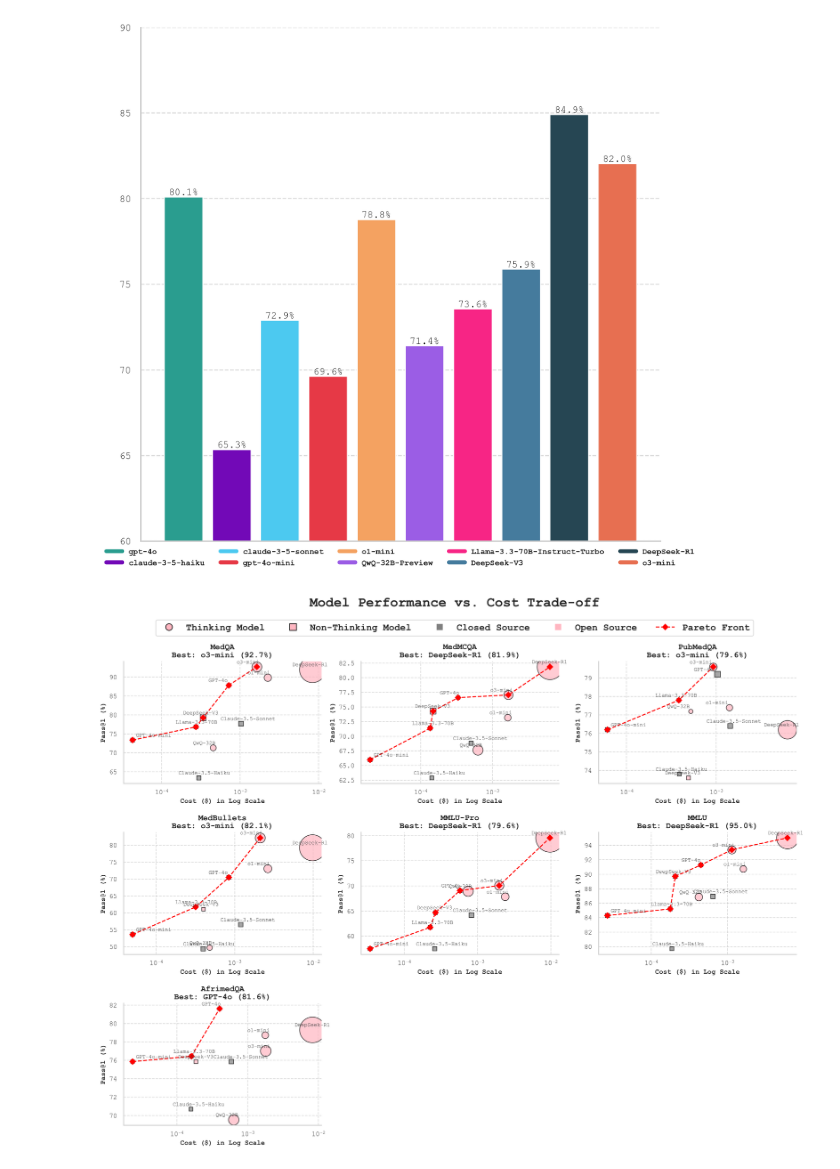
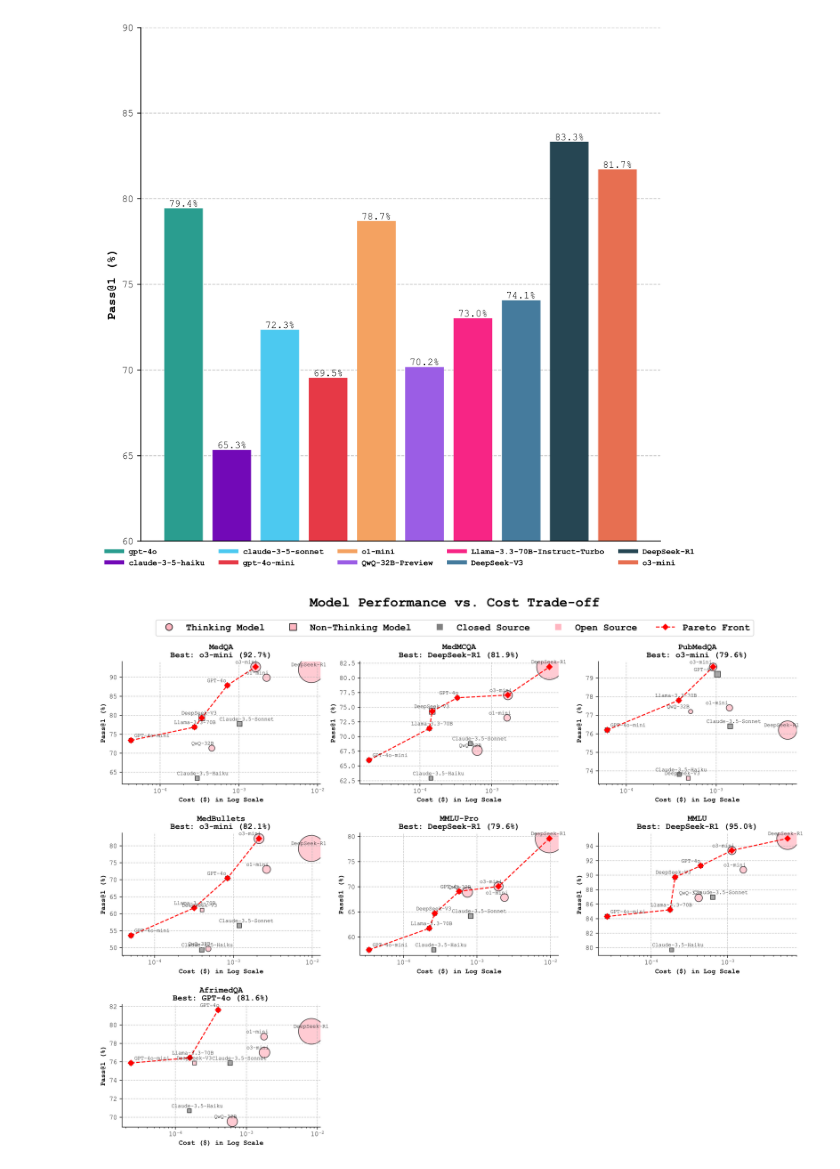
Before and after one commit to xk-huang/medagents-benchmark, a Jupyter notebook: plots/figure1_pareto.ipynb, the cells around one changed output. Cells and saved outputs as stored; diff of their text form; code cells hidden in the pictures.

```diff
--- a/plots/figure1_pareto.ipynb
+++ b/plots/figure1_pareto.ipynb
@@ -425,7 +425,7 @@ model_scores = []
 for model in models:
     total_correct = 0
     total_samples = 0
-
+    total_acc = 0
     for task in tasks:
         for subtask in tasks[task]:
             for method in methods:
@@ -435,13 +435,14 @@ for model in models:
                     dedup_data = deduplicate_data(data)
                     acc = calculate_accuracy(dedup_data)
                     samples = len(dedup_data)
+                    total_acc += acc
                     total_correct += acc * samples
                     total_samples += samples
                 except:
                     pass
 
     if total_samples > 0:
-        model_scores.append(total_correct/total_samples * 100)
+        model_scores.append(total_acc / len(tasks) * 100)
     else:
         model_scores.append(0)
 
@@ -464,7 +465,7 @@ x = np.arange(len(models))
 bars = ax.bar(x, model_scores, color=[base_model_colors[m] for m in models], width=0.8)
 
 # Customize plot
-# ax.set_ylabel('Pass@1 (%)', fontdict=title_font)
+ax.set_ylabel('Pass@1 (%)', fontdict=title_font)
 ax.set_ylim([60, 90])
 # Remove x-axis labels
 plt.xticks([])
@@ -474,34 +475,34 @@ for bar in bars:
     height = bar.get_height()
     ax.text(bar.get_x() + bar.get_width()/2., height,
             f'{height:.1f}%',
             ha='center', va='bottom', fontdict=number_font)
 
 # Customize grid
 ax.grid(axis='y', linestyle='--', alpha=0.7)
 ax.set_axisbelow(True)
 
 # Remove top and right spines
 ax.spines['top'].set_visible(False)
 ax.spines['right'].set_visible(False)
 
 # Set background colors
 fig.patch.set_facecolor('white')
 
 # Create legend
 legend_elements = [Line2D([0], [0], color=base_model_colors[model], lw=4, label=model)
                   for model in models]
 ax.legend(handles=legend_elements,
          loc='upper center',
          bbox_to_anchor=(0.5, 0),
          ncol=len(models) / 2,
          frameon=False,
          prop=legend_font)
 
 # Adjust layout
 plt.tight_layout()
 plt.show()
 # %% [output]
-[figure, old version]
+[figure, new version]
 # %%
 import os
 import json
@@ -709,4 +710,4 @@ plt.tight_layout(rect=[0, 0, 1, 0.93])
 plt.subplots_adjust(wspace=0.2, hspace=0.4)
 plt.show()
 # %% [output]
-[figure, old version]
+[figure, new version]
```
Also changed, not shown: parts of 1 cell of this notebook, 3 other files.
